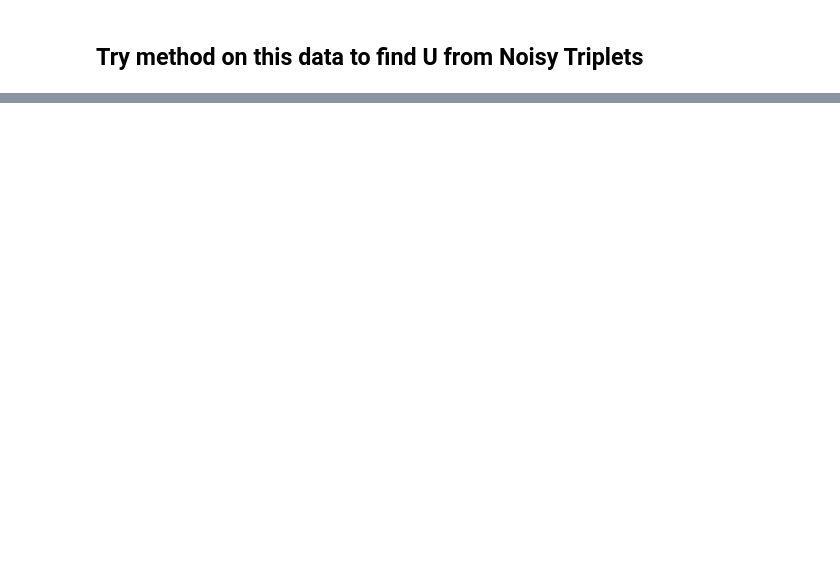
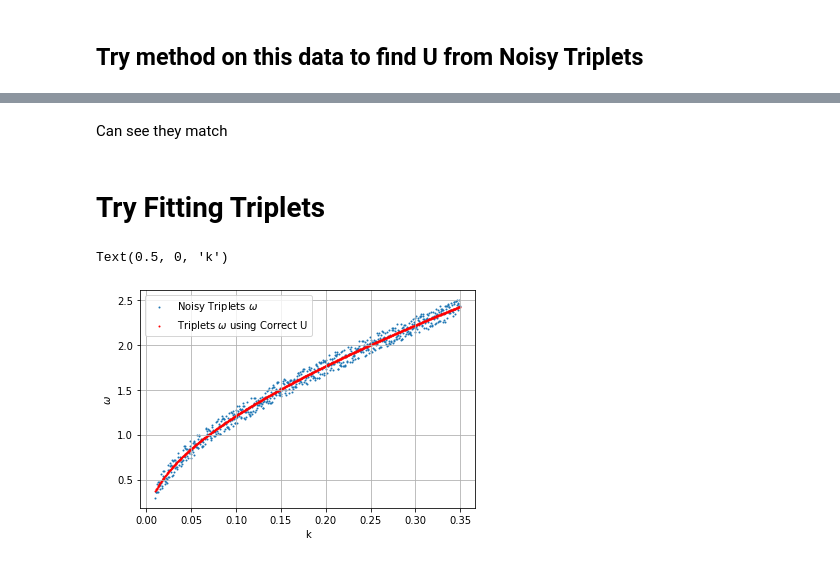
Before and after one commit to joeyanderson1/4th-Year-Thesis, a Jupyter notebook: Normalized Scalar Product Method.ipynb, the cells around one changed output, grey strips where cells are left out. Cells and saved outputs as stored; diff of their text form; code cells hidden in the pictures; blank space fills up the shorter version.

```diff
--- a/Normalized Scalar Product Method.ipynb
+++ b/Normalized Scalar Product Method.ipynb
@@ -1187,0 +716,16 @@ array([-1.42298218e-10, -2.98693743e-11,  6.04841108e-11,  2.13771136e-11,
+# %% [markdown]
+Can see they match
+# %% [markdown]
+# Try Fitting Triplets
+# %%
+#plt.scatter(k, correct_w_trips, s = 1, label="correct Triplets w")
+plt.scatter(k, noisy_w, s = 1, label="Noisy Triplets $\omega$")
+plt.scatter(k, w_0+k*Uk[:,0], label='Triplets $\omega$ using Correct U', color = 'red', s = 1)
+
+plt.grid(True)
+plt.legend()
+plt.ylabel("$\omega$")
+plt.xlabel("k")
+# %% [output]
+Text(0.5, 0, 'k')
+[figure, added]
```
Also changed, not shown: parts of 84 cells of this notebook.
